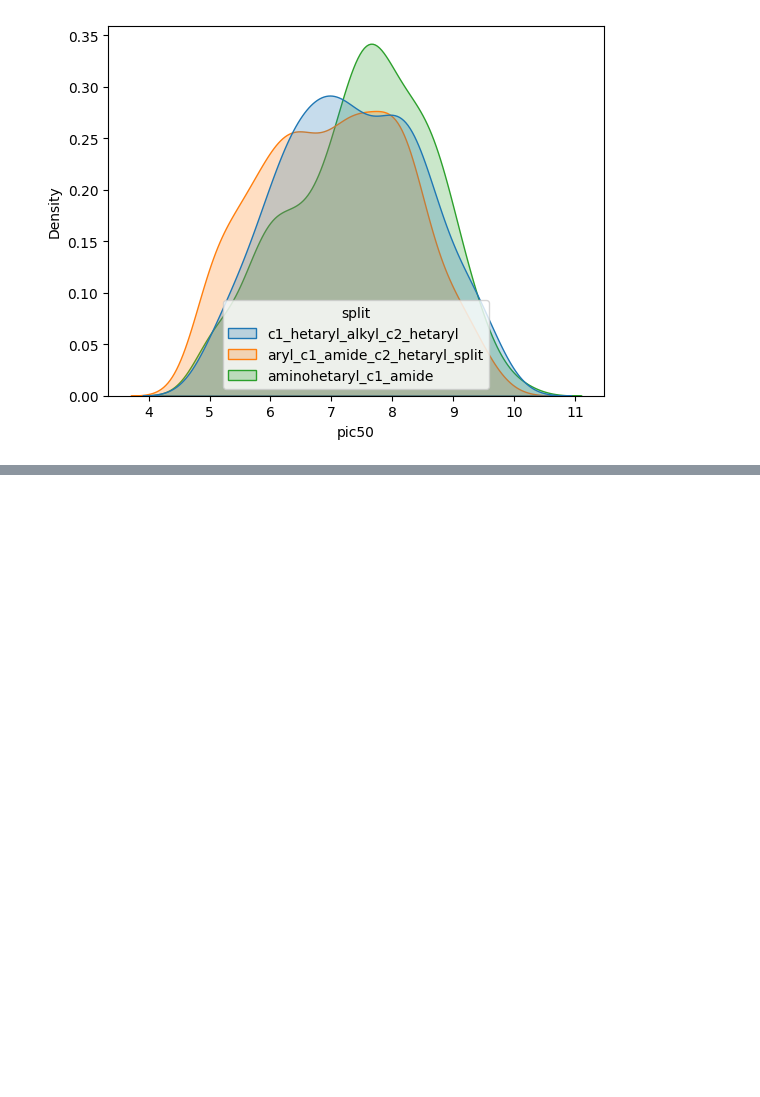
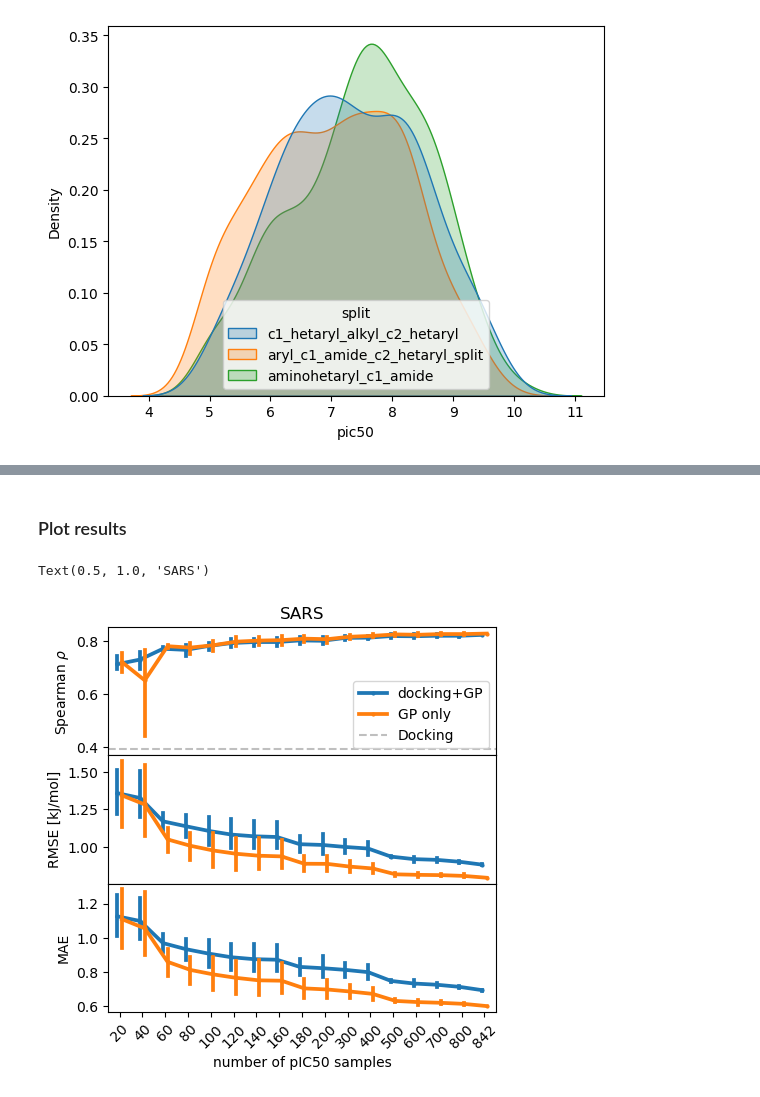
Before and after one commit to MobleyLab/active-learning-notebooks, a Jupyter notebook: DockingMLEnsemble.ipynb, the cells around one changed output, grey strips where cells are left out. Cells and saved outputs as stored; diff of their text form; code cells hidden in the pictures; blank space fills up the shorter version.

Commit message:
Updated ML+Docking notebook
Adding tests with the Polaris challenge dataset

```diff
--- a/DockingMLEnsemble.ipynb
+++ b/DockingMLEnsemble.ipynb
@@ -1034,0 +1044,3 @@ sns.kdeplot(df_plot, x="pic50", hue="split", common_norm=False, fill=True, palet
+# %%
+polaris = gen_FPs(pd.read_csv("polaris_dataset.csv"), "CXSMILES")
+polaris.head(n=2)
@@ -1034,0 +1076,47 @@ sns.kdeplot(df_plot, x="pic50", hue="split", common_norm=False, fill=True, palet
+# %%
+pol_sars = polaris[~polaris.pIC50_sars.isna()]
+train_size = pol_sars[pol_sars.Set == "Train"].shape[0]
+res_sars_dock = runTrainTestExperiment2(pol_sars, ["vina_sars"], "pIC50_sars", list(range(20, 220, 20)) + list(range(300,900,100)) + [train_size])
+res_sars_gp = runTrainTestExperiment2(pol_sars, [], "pIC50_sars", list(range(20, 220, 20)) + list(range(300,900,100)) + [train_size])
+
+pol_mers = polaris[~polaris.pIC50_mers.isna()]
+train_size = pol_mers[pol_mers.Set == "Train"].shape[0]
+res_mers_dock = runTrainTestExperiment2(pol_mers, ["vina_mers"], "pIC50_mers", list(range(20, 220, 20)) + list(range(300,900,100)) + [train_size])
+res_mers_gp = runTrainTestExperiment2(pol_mers, [], "pIC50_mers", list(range(20, 220, 20)) + list(range(300,900,100)) + [train_size])
+# %%
+res_sars_dock["method"] = "docking+GP"
+res_sars_gp["method"] = "GP only"
+res_sars = pd.concat([res_sars_dock, res_sars_gp]).reset_index(drop=True)
+
+res_mers_dock["method"] = "docking+GP"
+res_mers_gp["method"] = "GP only"
+res_mers = pd.concat([res_mers_dock, res_mers_gp]).reset_index(drop=True)
+# %% [markdown]
+### Plot results
+# %%
+import matplotlib.pyplot as plt
+import seaborn as sns
+
+fig, ax = plt.subplots(3, 1, figsize=(5,5), sharex=True)
+
+for i,series in enumerate(["spearman", "rmse", "mae"]):
+    sns.pointplot(res_sars, x="train_size", y=series, hue="method", dodge=0.2, ax=ax[i], legend=(i==0), palette="tab10", markersize=1)
+
+spearman = spearmanr(pol_sars.pIC50_sars, -pol_sars.vina_sars)[0]
+ax[0].axhline(spearman, label="Docking", ls="--", color="gray", zorder=1, alpha=0.5)
+
+handles, labels = ax[0].get_legend_handles_labels()
+ax[0].legend(handles=handles, labels=labels)
+
+ax[2].set_xlabel(r'number of pIC50 samples')
+ax[0].set_ylabel(r'Spearman $\rho$')
+ax[1].set_ylabel(r'RMSE [kJ/mol]')
+ax[2].set_ylabel("MAE")
+
+plt.subplots_adjust(hspace=0)
+ax[2].tick_params(axis='x', labelrotation=45)
+ax[0].set_title("SARS")
+#fig.savefig("figs/train_polaris_sars|.pdf", bbox_inches="tight")
+# %% [output]
+Text(0.5, 1.0, 'SARS')
+[figure, added]
```
Also changed, not shown: parts of 7 cells of this notebook.
